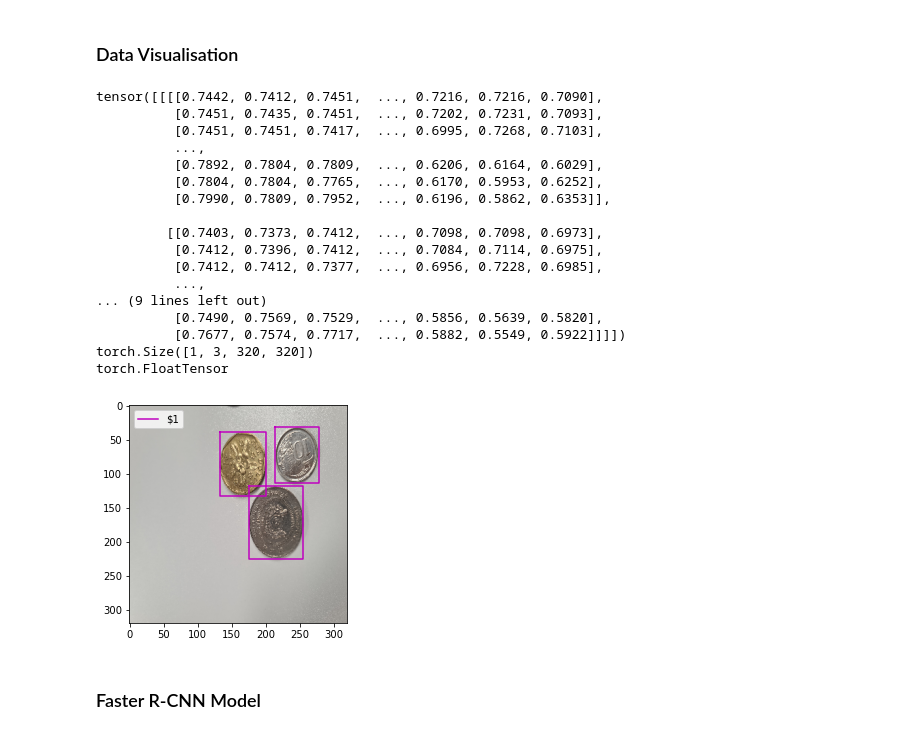
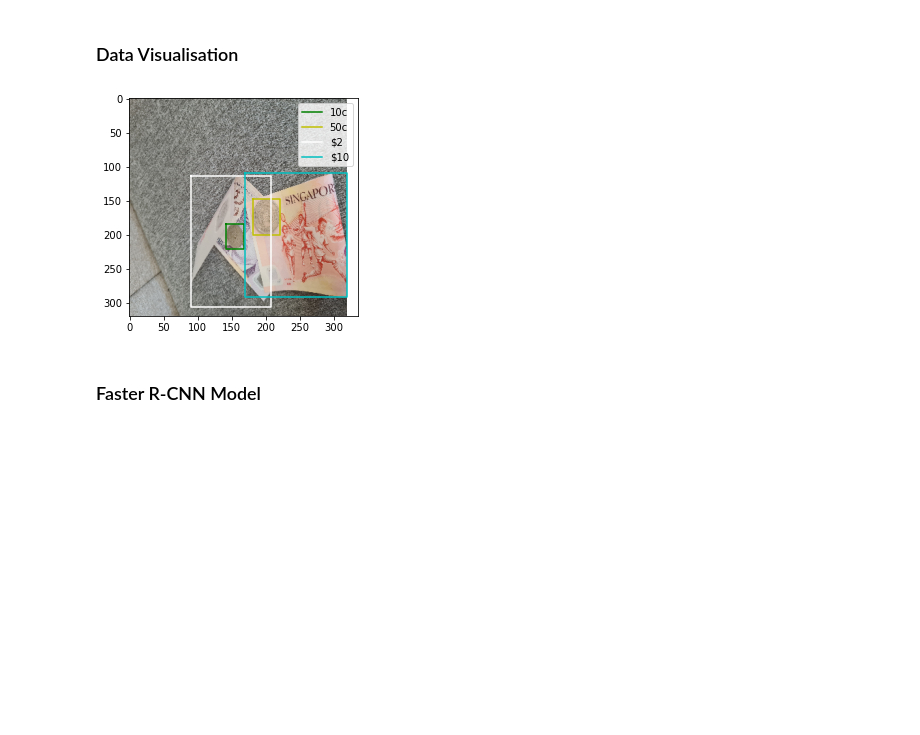
Before and after one commit to EkChinHui/what-really-counts, a Jupyter notebook: project.ipynb, the cells around one changed output. Cells and saved outputs as stored; diff of their text form; code cells hidden in the pictures; blank space fills up the shorter version.

```diff
--- a/project.ipynb
+++ b/project.ipynb
@@ -268,57 +268,39 @@ train_dataloader = DataLoader(dataset, batch_size = bs, shuffle = True, collate_
 # Need to instead use the resize() method to resize the bounding boxes instead?
 # This should ideally be done in the Faster R-CNN network itself
 # We'll need to ROI-Pool both the Bounding box Coordinates and the ROI itself
 
 # Visualise data
 for data in train_dataloader:
     count = 1
-    if count == 1:
-        print(data[0])
-        print(data[0].size())
-        print(data[0].type())
+    # if count == 1:
+    #     print(data[0])
+    #     print(data[0].size())
+    #     print(data[0].type())
     count = count + 1
     for batch in range(bs):
         img = data[0][batch]
         boxes = data[1][batch]
 #         labels = data[2][batch].tolist()
 #         named_labels = [index_label_dict[label] for label in labels]
         plt.imshow(transforms.ToPILImage()(img))
         ax = plt.gca()
         labelled = set()
         for i, box in enumerate(boxes):
             w,h = box[2] - box[0], box[3] - box[1]
             x,y = box[0].item(), box[1].item()
             x = [x, x + w, x + w, x, x]
             y = [y, y, y + h, y + h, y]
-
-#             label = labels[i]
+            label = int(box[4].item())
             if label not in labelled:
                 plt.plot(x,y, color = color_maps[label], label = index_label_dict[label])
                 labelled.add(label)
             else:
                 plt.plot(x,y, color = color_maps[label])
             plt.legend(loc = 'best')
         break
     break
 # %% [output]
-tensor([[[[0.7442, 0.7412, 0.7451,  ..., 0.7216, 0.7216, 0.7090],
-          [0.7451, 0.7435, 0.7451,  ..., 0.7202, 0.7231, 0.7093],
-          [0.7451, 0.7451, 0.7417,  ..., 0.6995, 0.7268, 0.7103],
-          ...,
-          [0.7892, 0.7804, 0.7809,  ..., 0.6206, 0.6164, 0.6029],
-          [0.7804, 0.7804, 0.7765,  ..., 0.6170, 0.5953, 0.6252],
-          [0.7990, 0.7809, 0.7952,  ..., 0.6196, 0.5862, 0.6353]],
-
-         [[0.7403, 0.7373, 0.7412,  ..., 0.7098, 0.7098, 0.6973],
-          [0.7412, 0.7396, 0.7412,  ..., 0.7084, 0.7114, 0.6975],
-          [0.7412, 0.7412, 0.7377,  ..., 0.6956, 0.7228, 0.6985],
-          ...,
-... (9 lines left out)
-          [0.7490, 0.7569, 0.7529,  ..., 0.5856, 0.5639, 0.5820],
-          [0.7677, 0.7574, 0.7717,  ..., 0.5882, 0.5549, 0.5922]]]])
-torch.Size([1, 3, 320, 320])
-torch.FloatTensor
-[figure, old version]
+[figure, new version]
 # %% [markdown]
 ### Faster R-CNN Model
 # %%
```
Also changed, not shown: parts of 3 cells of this notebook.
